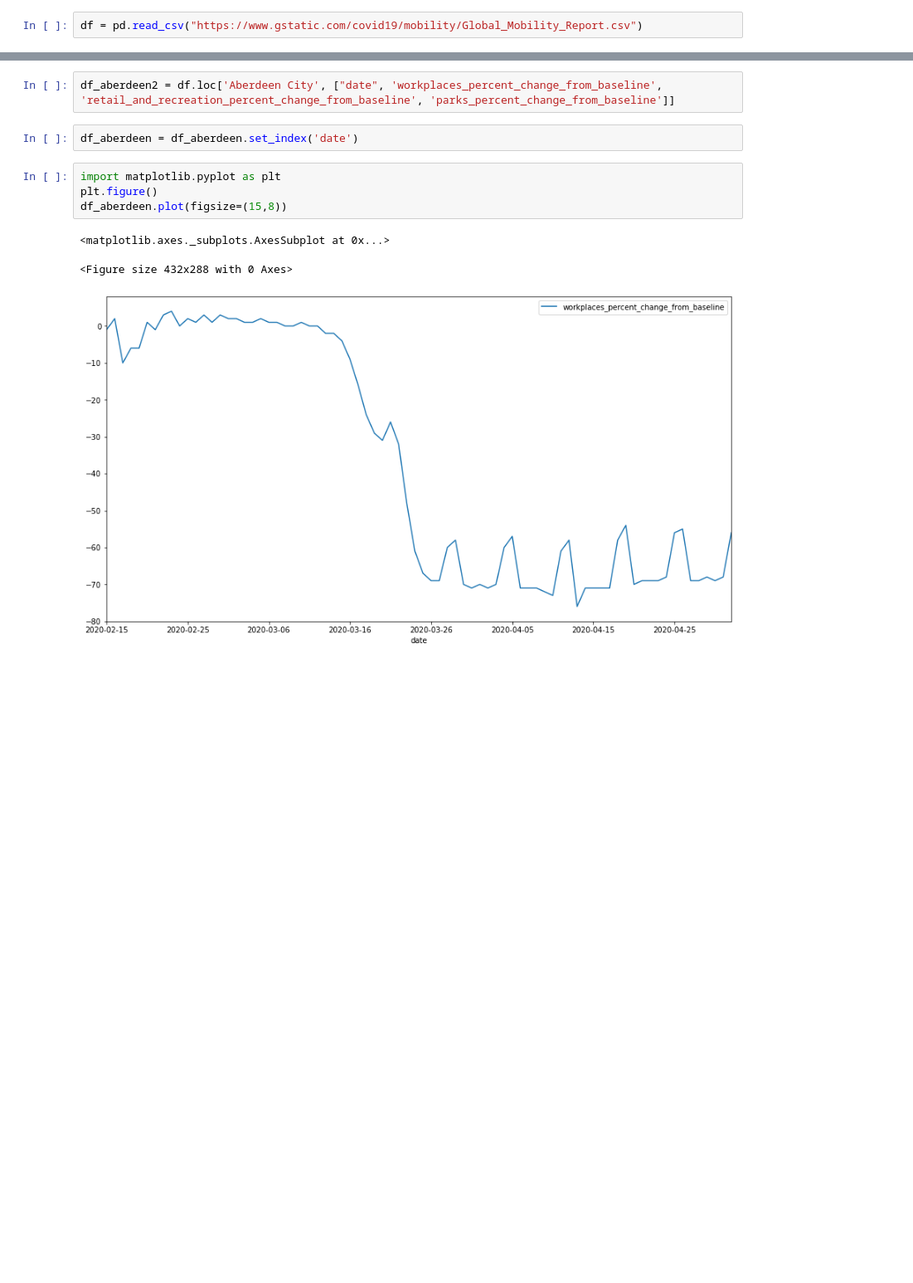
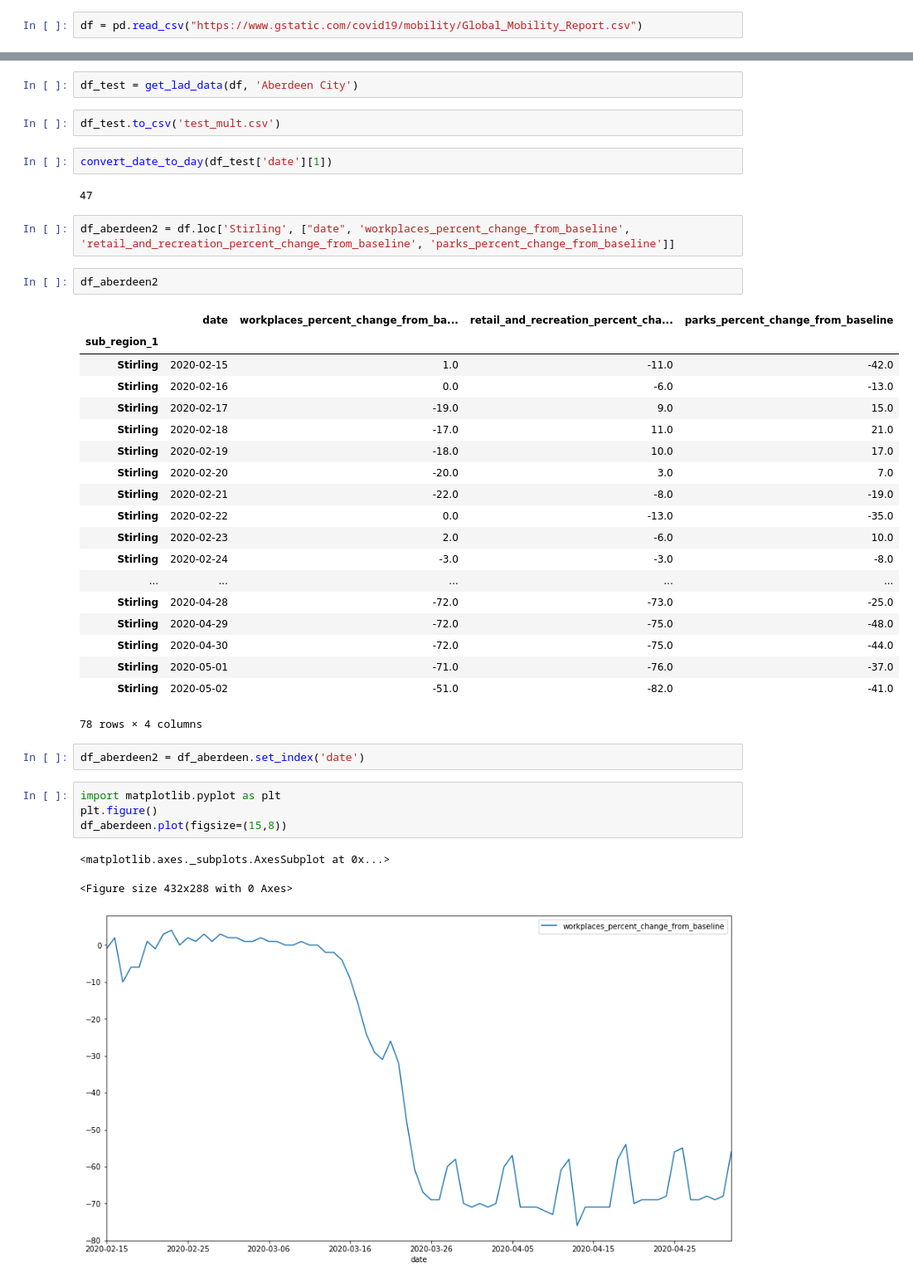
Before and after one commit to covidmaps/scotland, a Jupyter notebook: google.ipynb, the cells around one changed output, grey strips where cells are left out. Shown at 83% size. Saved outputs shown, nothing was run; the diff lists cells and outputs as text; blank space fills up the shorter version.

Commit message:
add test data for multiple graph

```diff
--- a/transport.ipynb
+++ b/google.ipynb
@@ -28,7 +88,37 @@ df.set_index("sub_region_1", inplace=True)
+# %%
+df_test = get_lad_data(df, 'Aberdeen City')
+# %%
+df_test.to_csv('test_mult.csv')
+# %%
+convert_date_to_day(df_test['date'][1])
+# %% [output]
+47
 # %%
-df_aberdeen2 = df.loc['Aberdeen City', ["date", 'workplaces_percent_change_from_baseline', 'retail_and_recreation_percent_change_from_baseline', 'parks_percent_change_from_baseline']]
+df_aberdeen2 = df.loc['Stirling', ["date", 'workplaces_percent_change_from_baseline', 'retail_and_recreation_percent_change_from_baseline', 'parks_percent_change_from_baseline']]
+# %%
+df_aberdeen2
+# %% [output]
+|  | date | workplaces_percent_change_from_ba... | retail_and_recreation_percent_cha... | parks_percent_change_from_baseline |
+| sub_region_1 |  |  |  |  |
+| Stirling | 2020-02-15 | 1.0 | -11.0 | -42.0 |
+| Stirling | 2020-02-16 | 0.0 | -6.0 | -13.0 |
+| Stirling | 2020-02-17 | -19.0 | 9.0 | 15.0 |
+| Stirling | 2020-02-18 | -17.0 | 11.0 | 21.0 |
+| Stirling | 2020-02-19 | -18.0 | 10.0 | 17.0 |
+| Stirling | 2020-02-20 | -20.0 | 3.0 | 7.0 |
+| Stirling | 2020-02-21 | -22.0 | -8.0 | -19.0 |
+| Stirling | 2020-02-22 | 0.0 | -13.0 | -35.0 |
+| Stirling | 2020-02-23 | 2.0 | -6.0 | 10.0 |
+| Stirling | 2020-02-24 | -3.0 | -3.0 | -8.0 |
+| ... | ... | ... | ... | ... |
+| Stirling | 2020-04-28 | -72.0 | -73.0 | -25.0 |
+| Stirling | 2020-04-29 | -72.0 | -75.0 | -48.0 |
+| Stirling | 2020-04-30 | -72.0 | -75.0 | -44.0 |
+| Stirling | 2020-05-01 | -71.0 | -76.0 | -37.0 |
+| Stirling | 2020-05-02 | -51.0 | -82.0 | -41.0 |
+78 rows × 4 columns
 # %%
-df_aberdeen = df_aberdeen.set_index('date')
+df_aberdeen2 = df_aberdeen.set_index('date')
 # %%
 import matplotlib.pyplot as plt
 plt.figure()
```
Also changed, not shown: parts of 8 cells of this notebook, 3 other files.
